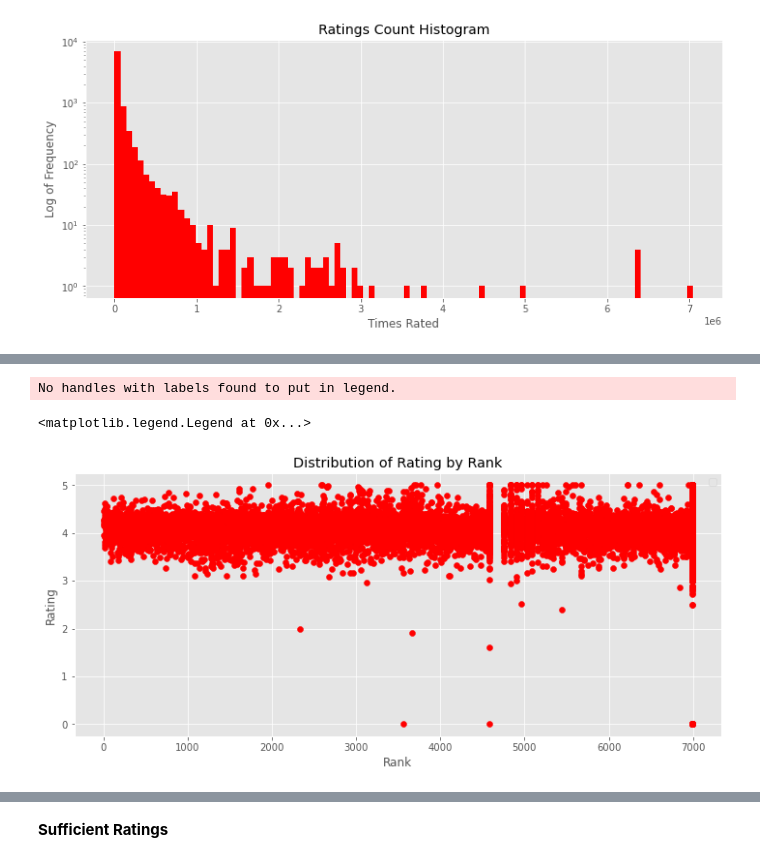
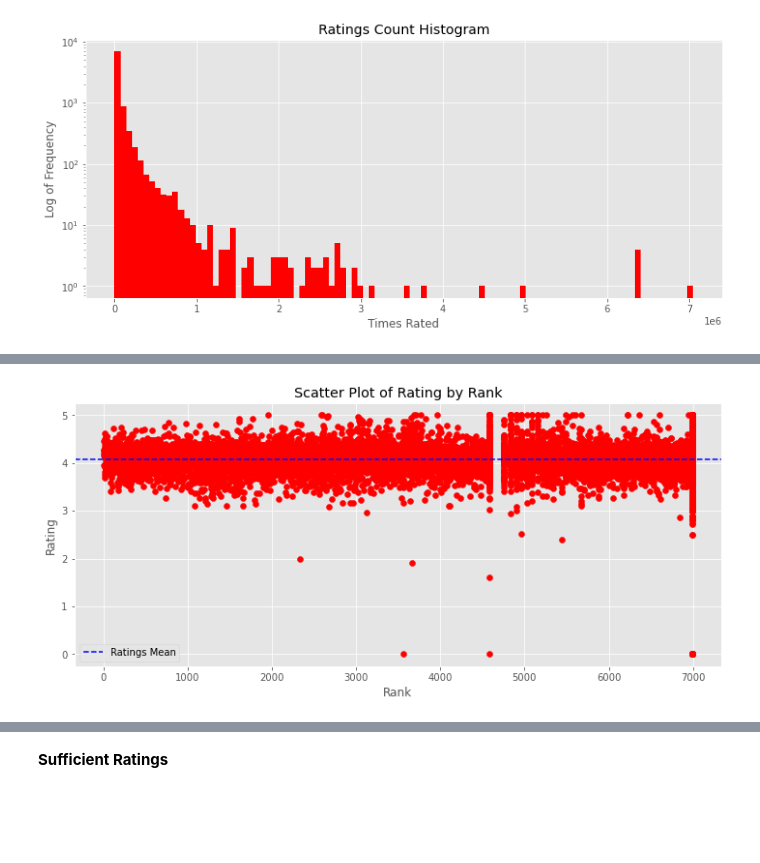
Before and after one commit to Shredder42/must_read_books, a Jupyter notebook: eda.ipynb, the cells around one changed output, grey strips where cells are left out. Cells and saved outputs as stored; diff of their text form; code cells hidden in the pictures; blank space fills up the shorter version.

```diff
--- a/eda.ipynb
+++ b/eda.ipynb
@@ -186,12 +196,11 @@ Text(0, 0.5, 'Log of Frequency')
 # %%
 fig, ax = plt.subplots(figsize=(12, 5))
 ax.scatter(data['rank'], data['rating'], color = 'red')
-# ax.axhline(4.071, color='blue', linestyle='--')
-ax.set_title("Distribution of Rating by Rank")
+ax.axhline(4.071, color='blue', linestyle='--', label='Ratings Mean')
+ax.set_title("Scatter Plot of Rating by Rank")
 ax.set_xlabel("Rank")
 ax.set_ylabel("Rating")
 ax.legend(loc='best' )
+plt.savefig('img/scatter_rating_rank.png')
 # %% [output]
-No handles with labels found to put in legend.
-<matplotlib.legend.Legend at 0x...>
-[figure, old version]
+[figure, new version]
```
Also changed, not shown: parts of 22 cells of this notebook, 12 other files.
